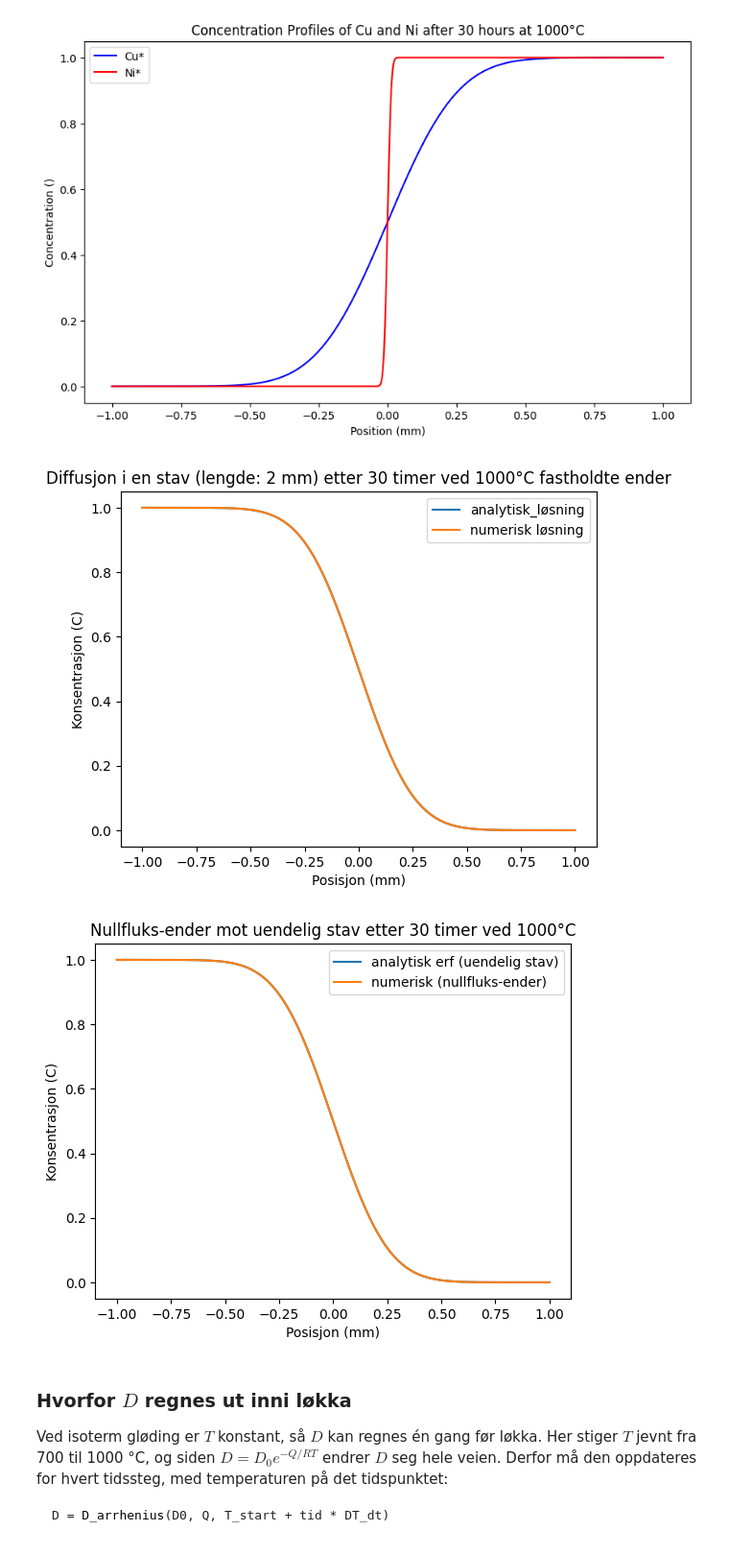
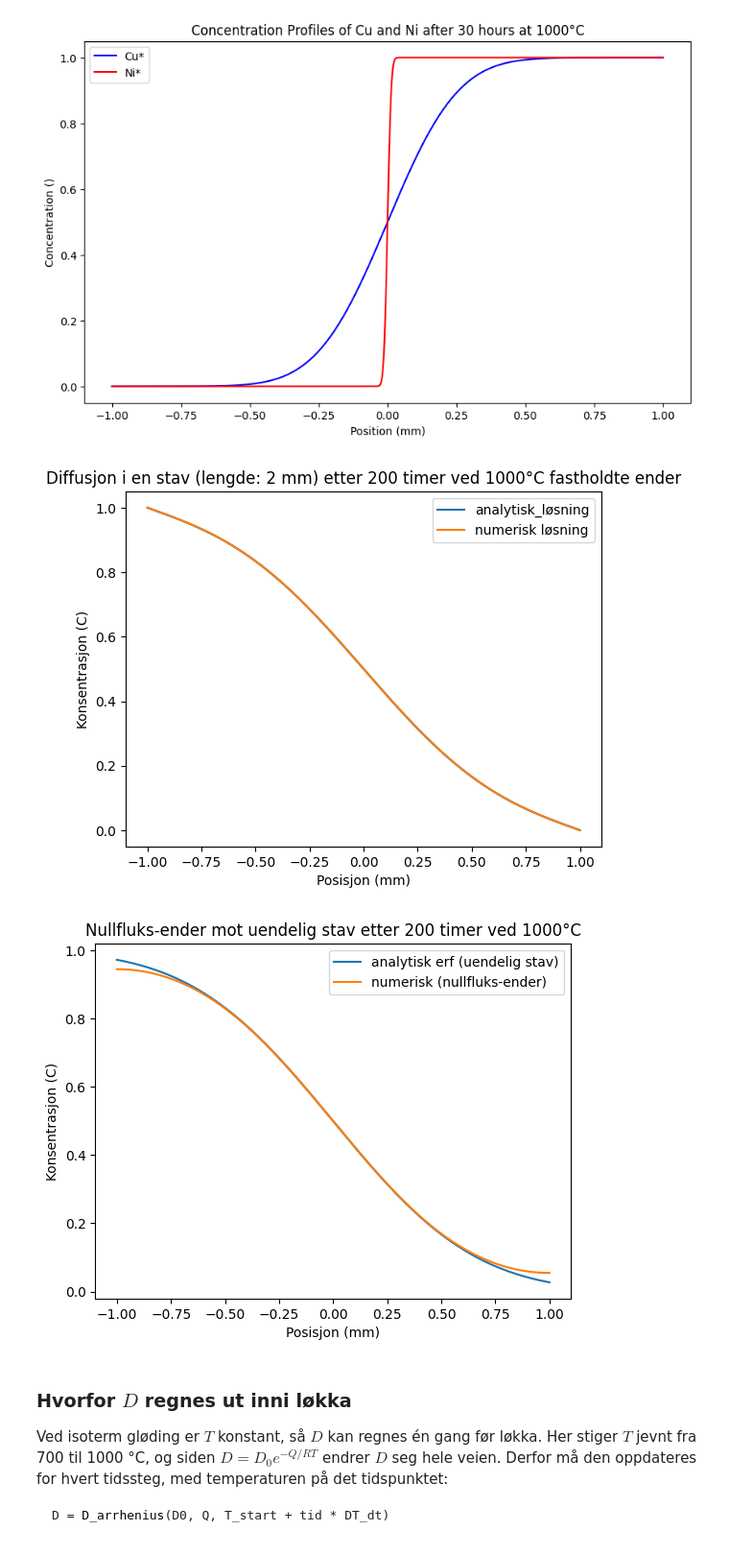
Before and after one commit to hedkjel/TMA4260-Project1, a Jupyter notebook: Isak Work/Isak prosjekt 1.ipynb, the cells around one changed output. Shown: that part at 96% size. Cells and saved outputs as stored; diff of their text form; code cells hidden in the pictures.

```diff
--- a/Isak Work/Isak prosjekt 1.ipynb
+++ b/Isak Work/Isak prosjekt 1.ipynb
@@ -33,7 +33,9 @@ L = 1e-3           # m, avstand fra sentrum til enden av staven
 
 def D_arrhenius(D0, Q, T):
     # Arrhenius: D = D0 * exp(-Q/RT)
-    return D0 * np.exp(-Q / (R * T))
+    D = D0 * np.exp(-Q / (R * T))
+    print(D)
+    return D
 
 
 def analytical_solution(x, t, T, M=500):
@@ -191,8 +194,8 @@ def itterering_2(C, D, dx, t_slutt, alpha=0.4):
     return lagring
 
 #----------- Parametere -----------------
-Gridpunkter = 300 #antall punkter
-t_slutt = 3600 * 30 # timer
+Gridpunkter = 500 #antall punkter
+t_slutt = 3600 * 200 # 6timer
 T = 1000 + 273 # K
 L = 1e-3 # m, avstand fra sentrum til endene av staven
 
@@ -208,35 +211,35 @@ dx = 2*L / (Gridpunkter - 1)   # samme avstand som linspace gir
 posisjoner = np.linspace(-L,L,Gridpunkter)
 posisjoner_mange = np.linspace(-L,L,1000)
 D = D_arrhenius(D0, Q, T)
 
 # ------------- Fastholdt konsentrasjon ved endene (C=1 ved x=-L, C=0 ved x=L) ----------------
 analy = analytical_solution(posisjoner_mange, t_slutt, T)
 num = itterering_1(konsentrasjoner,D,dx,t_slutt,alpha=0.4)
 plt.plot(posisjoner_mange * 1e3,analy,label="analytisk_løsning")
 plt.plot(posisjoner * 1e3,num[-1],label="numerisk løsning")   # num[-1] = siste tidssteg
 plt.xlabel('Posisjon (mm)')
 plt.ylabel('Konsentrasjon (C)')
 plt.title(f'Diffusjon i en stav (lengde: {2*L*1e3:.0f} mm) etter {t_slutt/3600:.0f} timer ved {T-273}°C fastholdte ender')
 plt.legend()
 plt.plot()
 
 # -------------- Fast mengde i hele staven -------------------------------
 # Concentration_profile er Hedda sin funksjon fra cellen over.
 # C1=1, C2=0 gir samme orientering som her: C=1 for x<0, C=0 for x>0
 analy_erf = [Concentration_profile(xi, t_slutt, D, 1, 0) for xi in posisjoner_mange]
 num_2 = itterering_2(konsentrasjoner, D, dx, t_slutt, alpha=0.4)   # nullfluks: C[0]=C[1], C[-1]=C[-2]
 
 plt.figure()
 plt.plot(posisjoner_mange * 1e3, analy_erf, label="analytisk erf (uendelig stav)")
 plt.plot(posisjoner * 1e3, num_2[-1], label="numerisk (nullfluks-ender)")
 plt.xlabel('Posisjon (mm)')
 plt.ylabel('Konsentrasjon (C)')
 plt.title(f'Nullfluks-ender mot uendelig stav etter {t_slutt/3600:.0f} timer ved {T-273}°C')
 plt.legend()
 plt.show()
 # %% [output]
-[figure, old version]
+[figure, new version]
-[figure, old version]
+[figure, new version]
 # %% [markdown]
 ### Hvorfor $D$ regnes ut inni løkka
 
```
Also changed, not shown: parts of 5 cells of this notebook.
